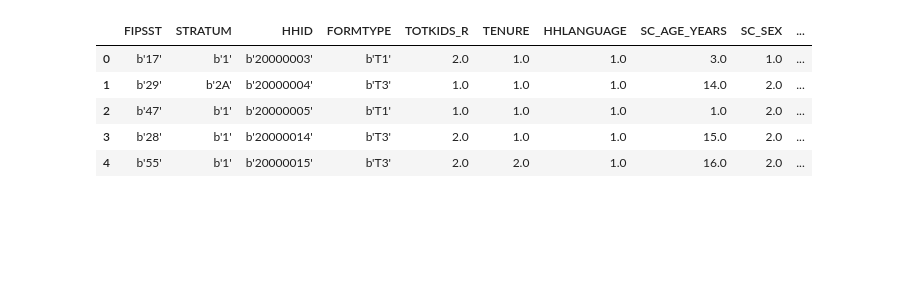
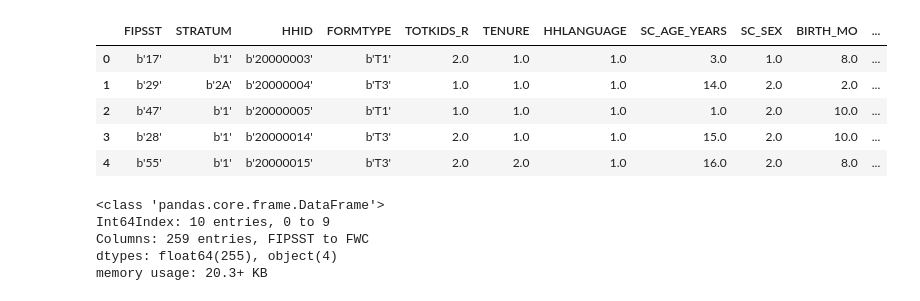
Before and after one commit to pjlannoo/ASD-Factors-ML, a Jupyter notebook: Notebooks/PhilNotebooks/DataExploration.ipynb, the cells around one changed output. Drawn from its saved outputs; the diff is of its cells as text; code cells hidden in the pictures; blank space fills up the shorter version.

```diff
--- a/Notebooks/PhilNotebooks/DataExploration.ipynb
+++ b/Notebooks/PhilNotebooks/DataExploration.ipynb
@@ -31,0 +26,20 @@ len(df)
+# %%
+df = pd.read_sas('../../Data/nsch_2020_topical.sas7bdat')
+mask = {
+    1.0: 1.0,
+    2.0: 0.0
+}
+df['Target'] = df['K2Q35A'].map(mask)
+df.dropna(subset=['Target'], inplace=True)
+
+y = df['Target']
+X = df.drop(columns=['Target', 'K2Q35A', 'K2Q35A_1_YEARS', 'K2Q35B', 'K2Q35C', 'K2Q35D', 'AUTISMMED', 'AUTISMTREAT'])
+
+drop_cols = []
+for col in X.columns:
+    null_count = X[col].isna().sum()
+    null_perc = X[col].isna().sum() / len(X)
+    if null_perc >= 0.5:
+        drop_cols.append(col)
+
+X = X.drop(columns=drop_cols)
@@ -54,9 +122,17 @@ FWC null percent: 0.0
 # %%
-df.head()
+X.head()
 # %% [output]
-|  | FIPSST | STRATUM | HHID | FORMTYPE | TOTKIDS_R | TENURE | HHLANGUAGE | SC_AGE_YEARS | SC_SEX | ... |
-| 0 | b'17' | b'1' | b'20000003' | b'T1' | 2.0 | 1.0 | 1.0 | 3.0 | 1.0 | ... |
-| 1 | b'29' | b'2A' | b'20000004' | b'T3' | 1.0 | 1.0 | 1.0 | 14.0 | 2.0 | ... |
-| 2 | b'47' | b'1' | b'20000005' | b'T1' | 1.0 | 1.0 | 1.0 | 1.0 | 2.0 | ... |
-| 3 | b'28' | b'1' | b'20000014' | b'T3' | 2.0 | 1.0 | 1.0 | 15.0 | 2.0 | ... |
-| 4 | b'55' | b'1' | b'20000015' | b'T3' | 2.0 | 2.0 | 1.0 | 16.0 | 2.0 | ... |
+|  | FIPSST | STRATUM | HHID | FORMTYPE | TOTKIDS_R | TENURE | HHLANGUAGE | SC_AGE_YEARS | SC_SEX | BIRTH_MO | ... |
+| 0 | b'17' | b'1' | b'20000003' | b'T1' | 2.0 | 1.0 | 1.0 | 3.0 | 1.0 | 8.0 | ... |
+| 1 | b'29' | b'2A' | b'20000004' | b'T3' | 1.0 | 1.0 | 1.0 | 14.0 | 2.0 | 2.0 | ... |
+| 2 | b'47' | b'1' | b'20000005' | b'T1' | 1.0 | 1.0 | 1.0 | 1.0 | 2.0 | 10.0 | ... |
+| 3 | b'28' | b'1' | b'20000014' | b'T3' | 2.0 | 1.0 | 1.0 | 15.0 | 2.0 | 10.0 | ... |
+| 4 | b'55' | b'1' | b'20000015' | b'T3' | 2.0 | 2.0 | 1.0 | 16.0 | 2.0 | 8.0 | ... |
+# %%
+X[0:10].info()
+# %% [output]
+<class 'pandas.core.frame.DataFrame'>
+Int64Index: 10 entries, 0 to 9
+Columns: 259 entries, FIPSST to FWC
+dtypes: float64(255), object(4)
+memory usage: 20.3+ KB
```
Also changed, not shown: parts of 8 cells of this notebook.
